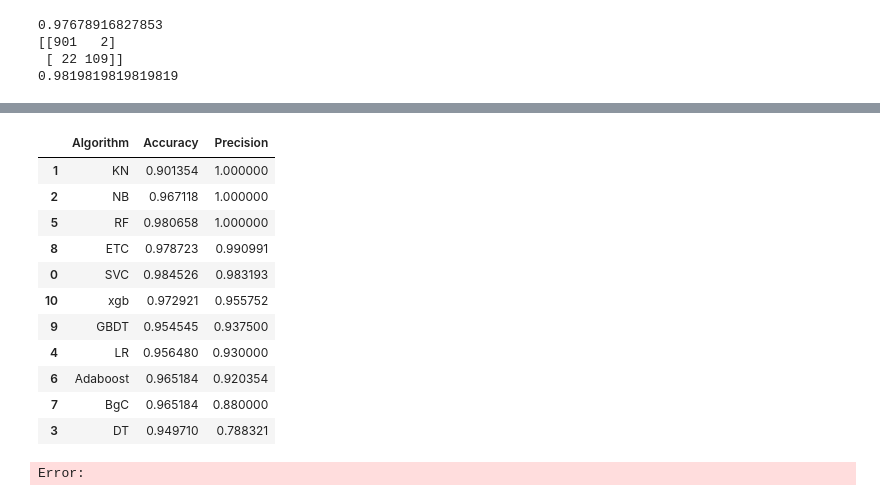
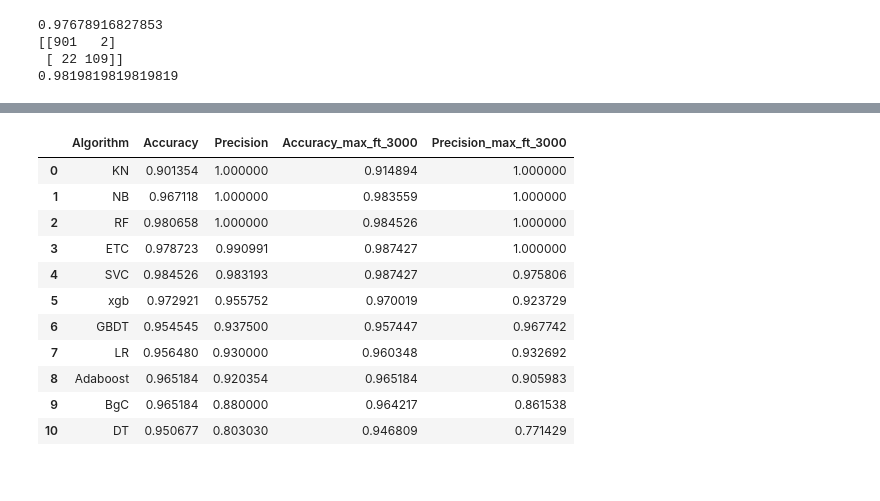
Before and after one commit to yashg505/Spam-Detector, a Jupyter notebook: Untitled-1.ipynb, the cells around one changed output, grey strips where cells are left out. Cells and saved outputs as stored; diff of their text form; code cells hidden in the pictures.

```diff
--- a/Untitled-1.ipynb
+++ b/Untitled-1.ipynb
@@ -573,9 +574,10 @@ performance_df
 # %%
 tfidf = TfidfVectorizer(max_features=3000)
 X1 = tfidf.fit_transform(df['transformed_text']).toarray()
+X1_train, X1_test, y_train, y_test = train_test_split(X1, y, test_size=0.2, stratify=y, random_state=2)
 # %%
-accuracy_scores = []
-precision_scores = []
+accuracy_scores_3000 = []
+precision_scores_3000 = []
 
 for name,clf in clfs.items():
 
@@ -585,29 +587,29 @@ for name,clf in clfs.items():
     # print("Accuracy - ",current_accuracy)
     # print("Precision - ",current_precision)
 
-    accuracy_scores.append(current_accuracy)
-    precision_scores.append(current_precision)
+    accuracy_scores_3000.append(current_accuracy)
+    precision_scores_3000.append(current_precision)
 # %%
-performance_df = pd.DataFrame({'Algorithm':clfs.keys(),'Accuracy':accuracy_scores,'Precision':precision_scores}).sort_values('Precision',ascending=False)
+# performance_df = pd.DataFrame({'Algorithm':clfs.keys(),'Accuracy':accuracy_scores,'Precision':precision_scores}).sort_values('Precision',ascending=False)
+temp_df = pd.DataFrame({'Algorithm':clfs.keys(),'Accuracy_max_ft_3000':accuracy_scores_3000,'Precision_max_ft_3000':precision_scores_3000}).sort_values('Precision_max_ft_3000',ascending=False)
-# %%
-performance_df
-# %% [output]
-|  | Algorithm | Accuracy | Precision |
-| 1 | KN | 0.901354 | 1.000000 |
-| 2 | NB | 0.967118 | 1.000000 |
-| 5 | RF | 0.980658 | 1.000000 |
-| 8 | ETC | 0.978723 | 0.990991 |
-| 0 | SVC | 0.984526 | 0.983193 |
-| 10 | xgb | 0.972921 | 0.955752 |
-| 9 | GBDT | 0.954545 | 0.937500 |
-| 4 | LR | 0.956480 | 0.930000 |
-| 6 | Adaboost | 0.965184 | 0.920354 |
-| 7 | BgC | 0.965184 | 0.880000 |
-| 3 | DT | 0.949710 | 0.788321 |
+# %%
+new_df = performance_df.merge(temp_df,on='Algorithm')
+# %%
+new_df
+# %% [output]
+|  | Algorithm | Accuracy | Precision | Accuracy_max_ft_3000 | Precision_max_ft_3000 |
+| 0 | KN | 0.901354 | 1.000000 | 0.914894 | 1.000000 |
+| 1 | NB | 0.967118 | 1.000000 | 0.983559 | 1.000000 |
+| 2 | RF | 0.980658 | 1.000000 | 0.984526 | 1.000000 |
+| 3 | ETC | 0.978723 | 0.990991 | 0.987427 | 1.000000 |
+| 4 | SVC | 0.984526 | 0.983193 | 0.987427 | 0.975806 |
+| 5 | xgb | 0.972921 | 0.955752 | 0.970019 | 0.923729 |
+| 6 | GBDT | 0.954545 | 0.937500 | 0.957447 | 0.967742 |
+| 7 | LR | 0.956480 | 0.930000 | 0.960348 | 0.932692 |
+| 8 | Adaboost | 0.965184 | 0.920354 | 0.965184 | 0.905983 |
+| 9 | BgC | 0.965184 | 0.880000 | 0.964217 | 0.861538 |
+| 10 | DT | 0.950677 | 0.803030 | 0.946809 | 0.771429 |
 # %%
 import pickle
 pickle.dump(tfidf, open('vectorizer.pkl', 'wb'))
 pickle.dump(rfc, open('model.pkl', 'wb'))
-pickle.dump(rfc, open('model.pkl', 'wb'))
-# %% [output]
-Error:
```
Also changed, not shown: parts of 14 cells of this notebook, 2 other files.
